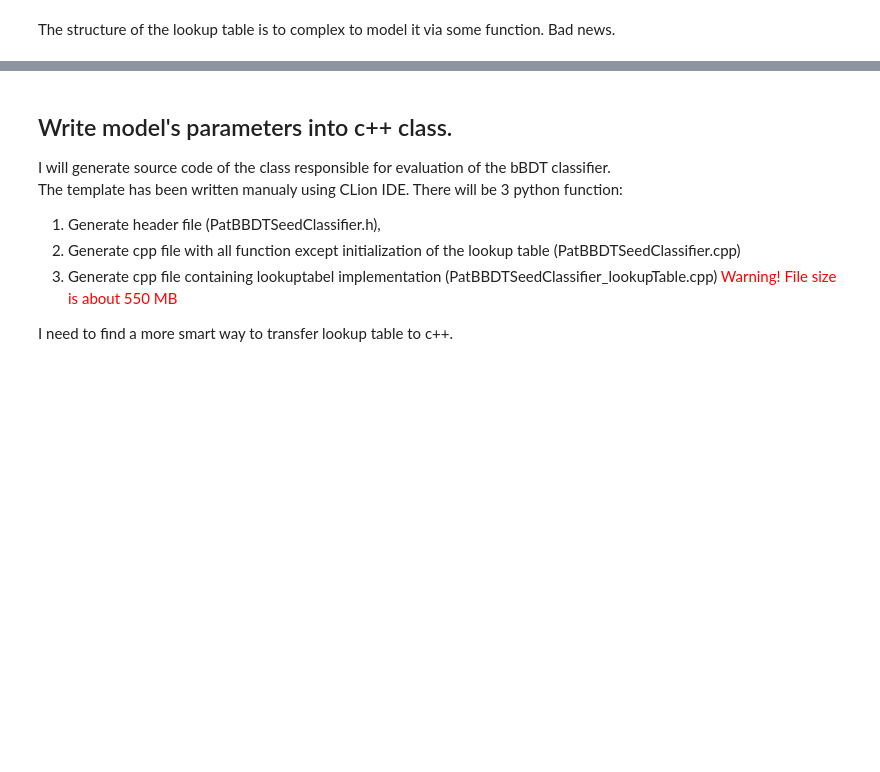
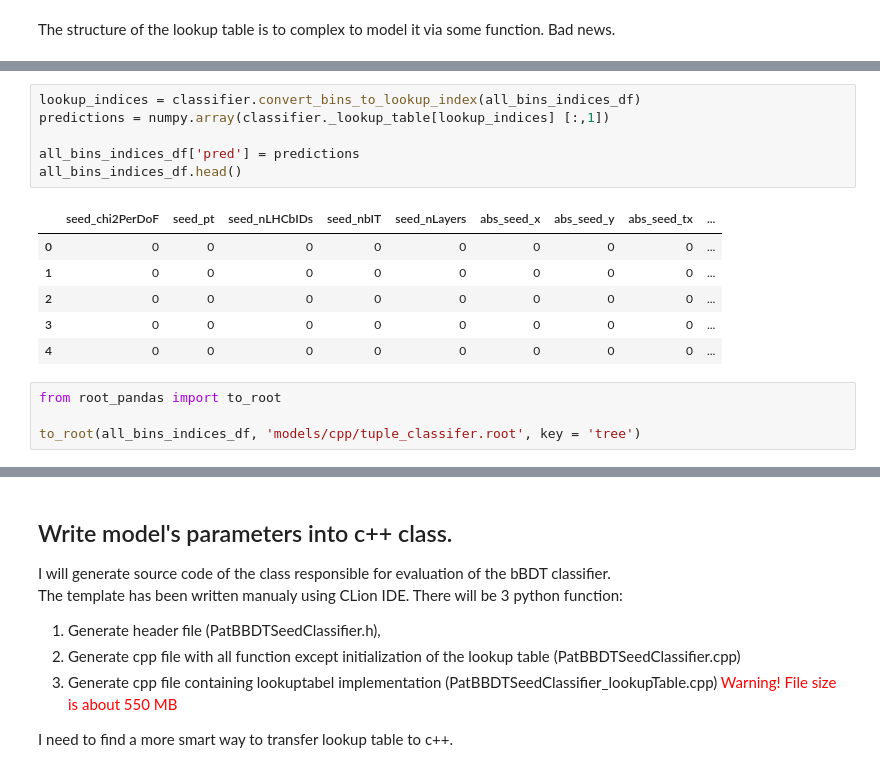
Before and after one commit to adendek/DownstreamTracking, a Jupyter notebook: SeedClassifier/BDT-XGBoost.ipynb, the cells around one changed output, grey strips where cells are left out. Drawn from its saved outputs; the diff is of its cells as text; blank space fills up the shorter version.

```diff
--- a/SeedClassifier/BDT-XGBoost.ipynb
+++ b/SeedClassifier/BDT-XGBoost.ipynb
@@ -797,0 +814,17 @@ The structure of the lookup table is to complex to model it via some function. B
+# %%
+lookup_indices = classifier.convert_bins_to_lookup_index(all_bins_indices_df)
+predictions = numpy.array(classifier._lookup_table[lookup_indices] [:,1])
+
+all_bins_indices_df['pred'] = predictions
+all_bins_indices_df.head()
+# %% [output]
+|  | seed_chi2PerDoF | seed_pt | seed_nLHCbIDs | seed_nbIT | seed_nLayers | abs_seed_x | abs_seed_y | abs_seed_tx | ... |
+| 0 | 0 | 0 | 0 | 0 | 0 | 0 | 0 | 0 | ... |
+| 1 | 0 | 0 | 0 | 0 | 0 | 0 | 0 | 0 | ... |
+| 2 | 0 | 0 | 0 | 0 | 0 | 0 | 0 | 0 | ... |
+| 3 | 0 | 0 | 0 | 0 | 0 | 0 | 0 | 0 | ... |
+| 4 | 0 | 0 | 0 | 0 | 0 | 0 | 0 | 0 | ... |
+# %%
+from root_pandas import to_root
+
+to_root(all_bins_indices_df, 'models/cpp/tuple_classifer.root', key = 'tree')
```
Also changed, not shown: parts of 19 cells of this notebook.
